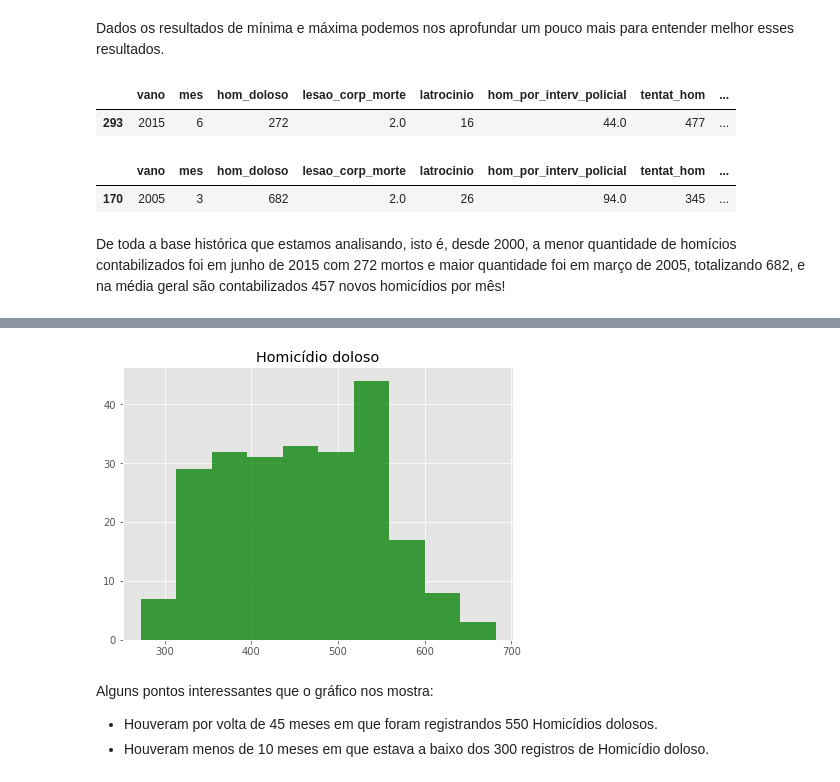
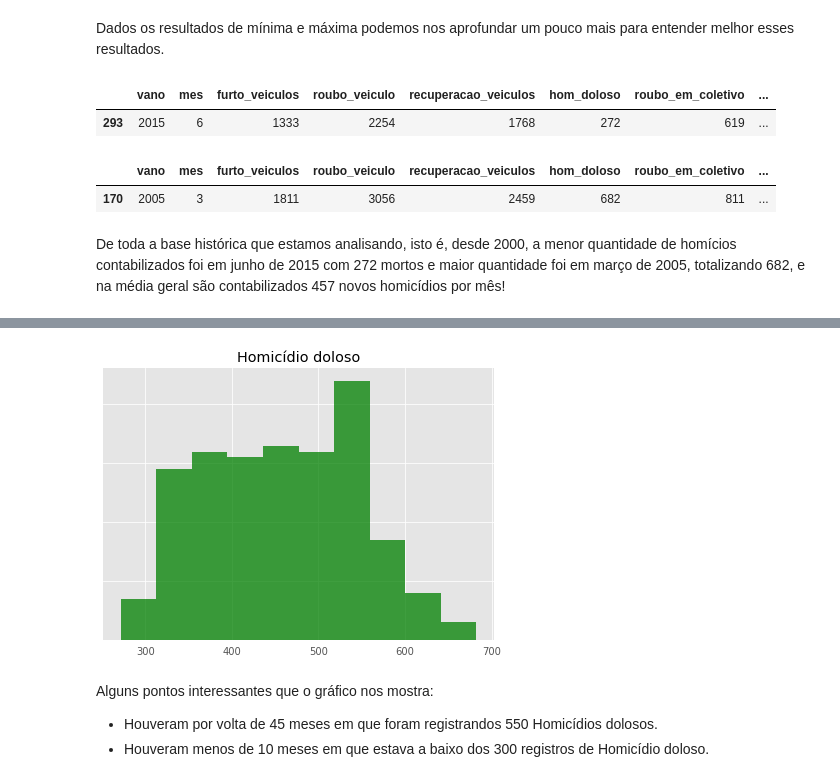
Before and after one commit to andersonftdj/data_science, a Jupyter notebook: Analisando_a_Violência_no_Rio_de_Janeiro.ipynb, the cells around one changed output, grey strips where cells are left out. Drawn from its saved outputs; the diff is of its cells as text; code cells hidden in the pictures.

```diff
--- a/Analisando_a_Violência_no_Rio_de_Janeiro.ipynb
+++ b/Analisando_a_Violência_no_Rio_de_Janeiro.ipynb
@@ -46,11 +49,13 @@ Nesta primeira etapa, também aproveitaremos para definir algumas configuraçõe
 import pandas as pd
 import matplotlib.pyplot as plt
 import matplotlib as mpl
+import numpy as np
+
 
 df_original = pd.read_csv("https://raw.githubusercontent.com/carlosfab/dsnp2/master/datasets/violencia_rio.csv")
-
+df = df_original[['vano', 'mes', 'furto_veiculos', 'roubo_veiculo', 'recuperacao_veiculos', 'hom_doloso', 'roubo_em_coletivo', 'roubo_celular']]
 # configurando gráficos
-plt.style.use("ggplot")
+# plt.style.use("ggplot")
 mpl.rcParams['axes.spines.left'] = True
 mpl.rcParams['axes.spines.right'] = False
 mpl.rcParams['axes.spines.top'] = False
@@ -196,7 +201,7 @@ Name: roubo_celular, dtype: float64
 # %% [markdown]
  A primeiro ocorrência de roubo de celular aconte em 2000, portanto usaremos esse ano para seguir com as análises.
 # %%
-df = df_original[ df_original['vano'] >= 2000]
+df = df[ df['vano'] >= 2000]
 # %% [markdown]
 **Analisaremos os dados a partir do ano de 2000.**
 # %% [markdown]
@@ -285,13 +303,13 @@ Dados os resultados de mínima e máxima podemos nos aprofundar um pouco mais pa
 # %%
 df[ df.hom_doloso == min_hom_doloso]
 # %% [output]
-|  | vano | mes | hom_doloso | lesao_corp_morte | latrocinio | hom_por_interv_policial | tentat_hom | ... |
-| 293 | 2015 | 6 | 272 | 2.0 | 16 | 44.0 | 477 | ... |
+|  | vano | mes | furto_veiculos | roubo_veiculo | recuperacao_veiculos | hom_doloso | roubo_em_coletivo | ... |
+| 293 | 2015 | 6 | 1333 | 2254 | 1768 | 272 | 619 | ... |
 # %%
 df[ df.hom_doloso == max_hom_doloso]
 # %% [output]
-|  | vano | mes | hom_doloso | lesao_corp_morte | latrocinio | hom_por_interv_policial | tentat_hom | ... |
-| 170 | 2005 | 3 | 682 | 2.0 | 26 | 94.0 | 345 | ... |
+|  | vano | mes | furto_veiculos | roubo_veiculo | recuperacao_veiculos | hom_doloso | roubo_em_coletivo | ... |
+| 170 | 2005 | 3 | 1811 | 3056 | 2459 | 682 | 811 | ... |
 # %% [markdown]
 De toda a base histórica que estamos analisando, isto é, desde 2000, a menor quantidade de homícios contabilizados foi em junho de 2015 com 272 mortos e maior quantidade foi em março de 2005, totalizando  682, e na média geral são contabilizados 457 novos homicídios por mês!
 # %% [markdown]
@@ -301,13 +319,16 @@ De toda a base histórica que estamos analisando, isto é, desde 2000, a menor q
 A visualização dos dados é uma das partes de uma análise que possibilita de maneira mais clara entender como os dados se comportam, para isso analisaremos os homicídios dolosos através do histograma para entender como a distribuição dos dados se comportam.
 
  Um histograma é uma poderosa ferramenta de visualização que nos permite enxergar a distribuição dos dados. Em seu eixo x ela é divida em alguns intervalos, já no eixo y é representado a quantidade absoluta de ocorrência dessas classes.
+# %%
+mpl.rcParams['axes.spines.left'] = False
 # %%
 plt.figure(figsize=(7,5))
 plt.title("Homicídio doloso")
 plt.hist(df.hom_doloso, facecolor='g', alpha=0.75)
+plt.tick_params(axis='both', which='both', bottom=False, top=False, labelbottom=True, left=False, labelleft = False)
 plt.show();
 # %% [output]
-[figure, old version]
+[figure, new version]
 # %% [markdown]
 Alguns pontos interessantes que o gráfico nos mostra:
 * Houveram por volta de 45 meses em que foram registrandos 550 Homicídios dolosos.
```
Also changed, not shown: parts of 7 cells of this notebook.
